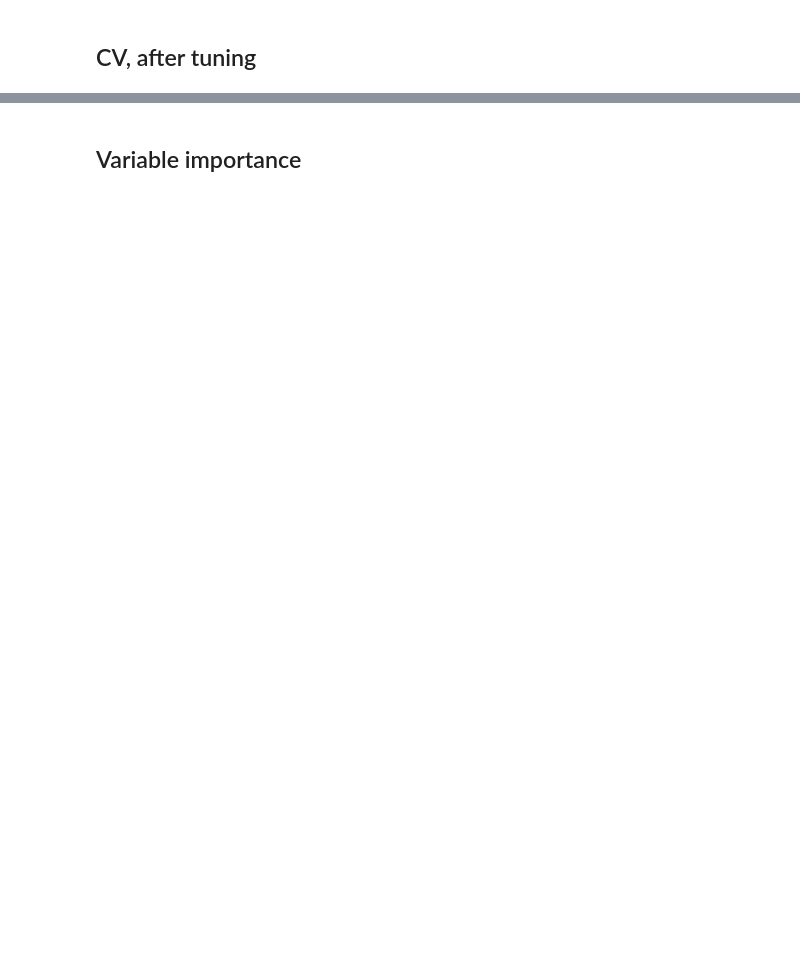
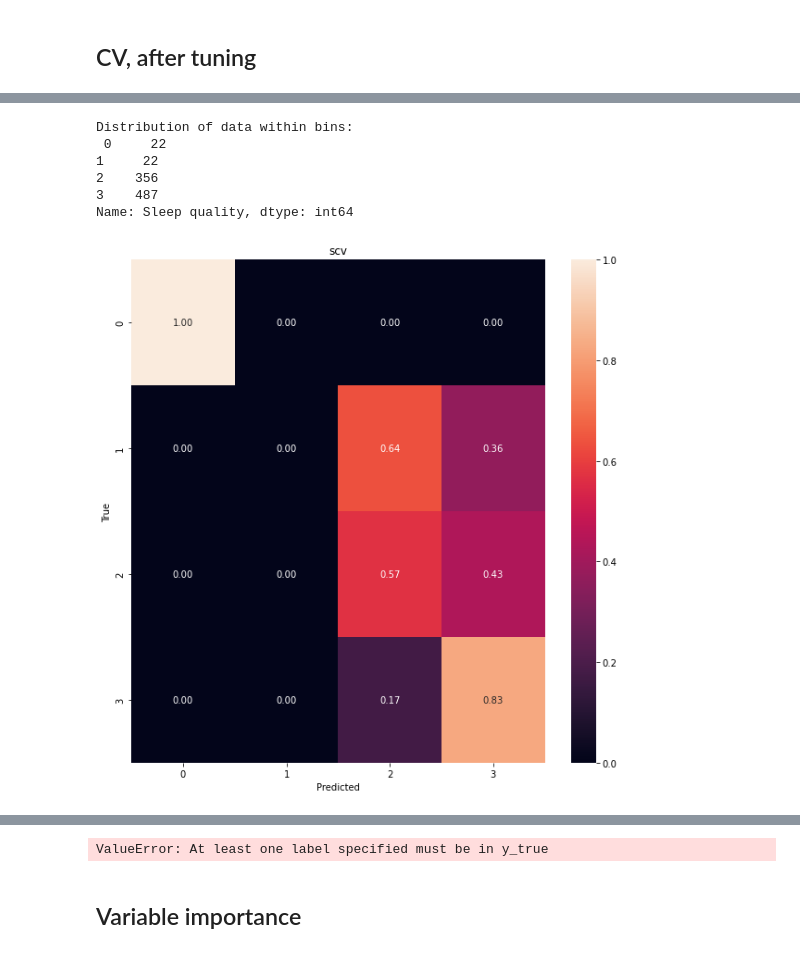
Before and after one commit to aarongp11/datamining_project, a Jupyter notebook: data_mining project/workingCV2allfeat_graphcomp.ipynb, the cells around one changed output, grey strips where cells are left out. Cells and saved outputs as stored; diff of their text form; code cells hidden in the pictures; blank space fills up the shorter version.

```diff
--- a/data_mining project/workingCV2allfeat_graphcomp.ipynb
+++ b/data_mining project/workingCV2allfeat_graphcomp.ipynb
@@ -591,0 +573,38 @@ print(f' best accuracy is: {max([np.mean(x) for x in accuracies])}')
+# %%
+X_train, X_test, y_train, y_test = train_test_split(X,y, test_size=0.33, random_state=42)
+
+print("Distribution of data within bins:\n",bin_counts)
+
+## classifiers, tuned. Already run above
+
+# predicting for the test data
+y_pred_svc = sv_model.predict(X_test)
+y_pred_dtc = dt_model.predict(X_test)
+y_pred_gnb = nb_model.predict(X_test)
+y_pred_knn = knn_model.predict(X_test)
+
+
+y_test = y_test.tolist()
+
+predlist=[y_pred_svc, y_pred_dtc, y_pred_gnb, y_pred_knn]
+clf_lst=['scv','dtc','gnb','knn']
+
+for i, pred in enumerate(predlist):
+    cm = confusion_matrix(y_test, pred)
+    #print(cm)
+    # Normalising
+    cmn = cm.astype('float') / cm.sum(axis=1)[:, np.newaxis]
+    fig, ax = plt.subplots(figsize=(10,10))
+    sns.heatmap(cmn, annot=True, fmt='.2f')
+    plt.ylabel('True')
+    plt.title(f'{clf_lst[i]}')
+    plt.xlabel('Predicted')
+    plt.show(block=False)
+# %% [output]
+Distribution of data within bins:
+ 0     22
+1     22
+2    356
+3    487
+Name: Sleep quality, dtype: int64
+[figure, added]
@@ -592,3 +614,21 @@ print(f' best accuracy is: {max([np.mean(x) for x in accuracies])}')
+# %%
+from sklearn.metrics import confusion_matrix
+
+labels = ['class 0', 'class 1','class 2', 'class 3']
+cm = confusion_matrix(y_test, y_pred_svc, labels)
+print(cm)
+fig = plt.figure()
+ax = fig.add_subplot(111)
+cax = ax.matshow(cm)
+plt.title('Confusion matrix of the classifier')
+fig.colorbar(cax)
+ax.set_xticklabels([''] + labels)
+ax.set_yticklabels([''] + labels)
+plt.xlabel('Predicted')
+plt.ylabel('True')
+plt.show()
+# %% [output]
+ValueError: At least one label specified must be in y_true
 # %% [markdown]
 ## Variable importance
 # %%
```
Also changed, not shown: parts of 17 cells of this notebook.
